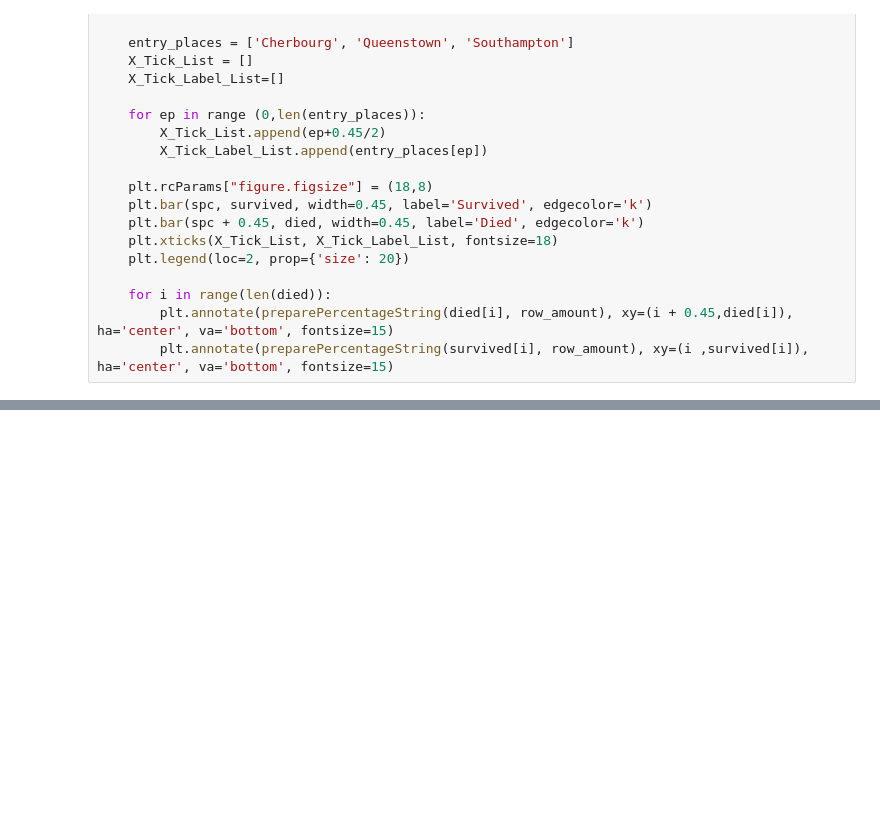
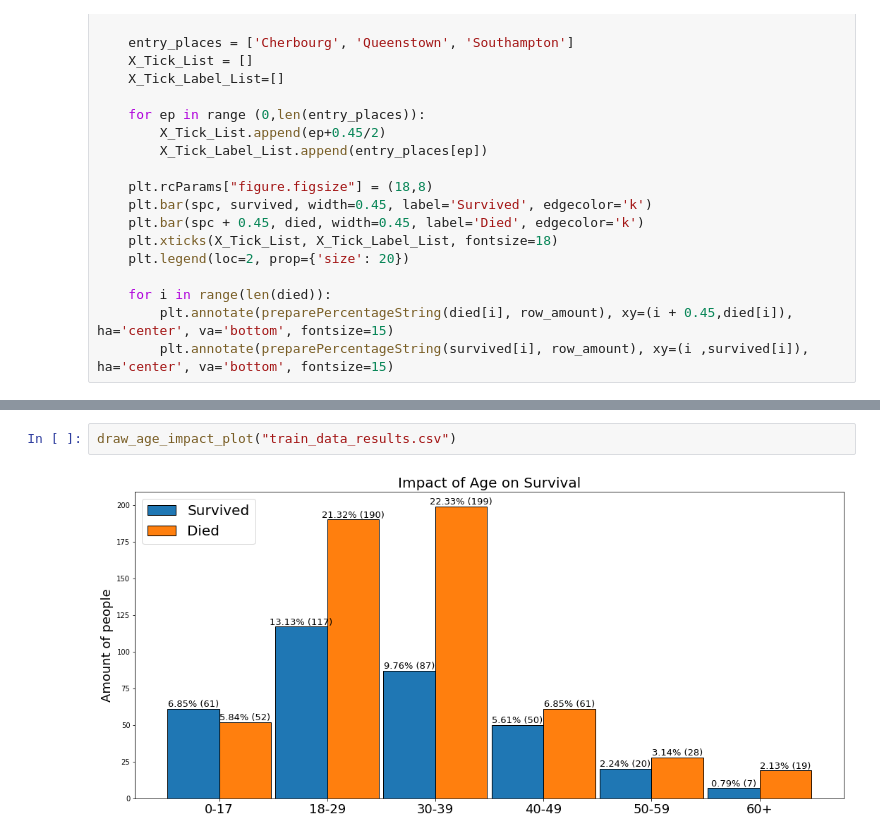
Before and after one commit to michal3pol/titanic, a Jupyter notebook: Plots.ipynb, the cells around one changed output, grey strips where cells are left out. Drawn from its saved outputs; the diff is of its cells as text; blank space fills up the shorter version.

```diff
--- a/Plots.ipynb
+++ b/Plots.ipynb
@@ -135,0 +220,4 @@ draw_class_impact_plot("train_data_results.csv")
+# %%
+draw_age_impact_plot("train_data_results.csv")
+# %% [output]
+[figure, added]
```
Also changed, not shown: parts of 19 cells of this notebook, 1 other file.
